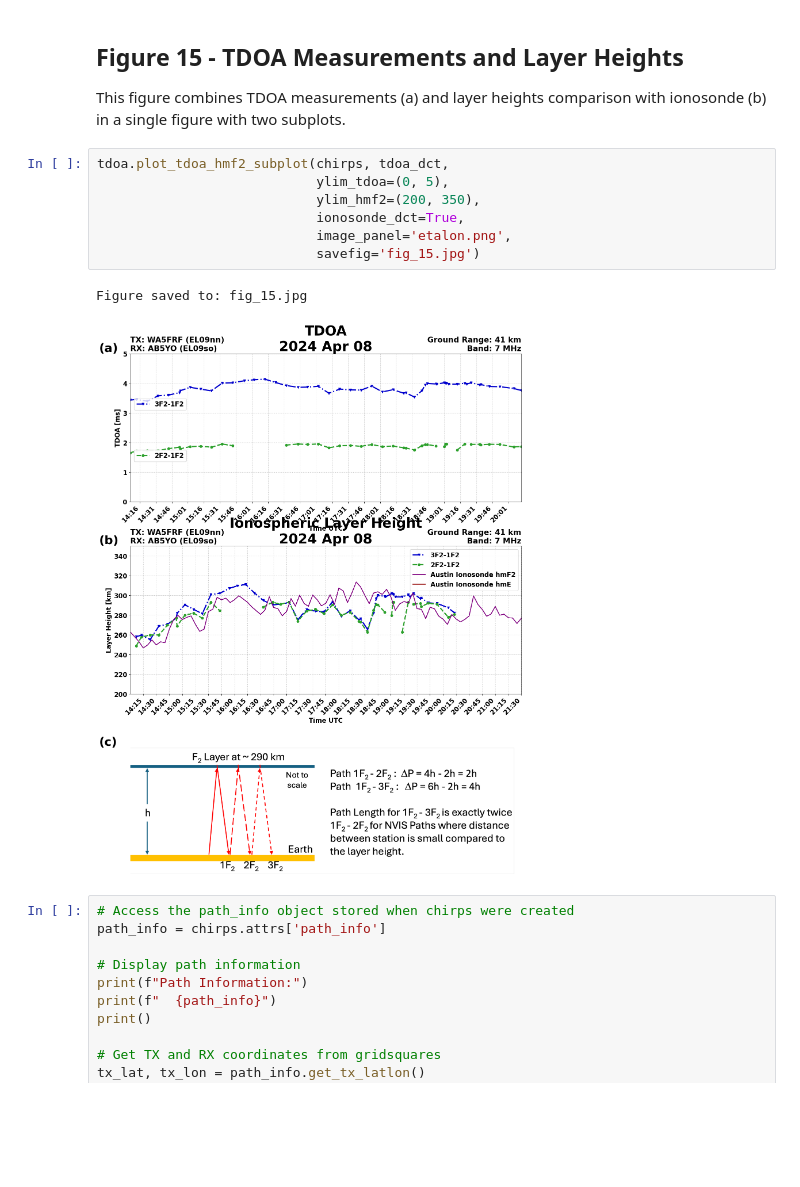
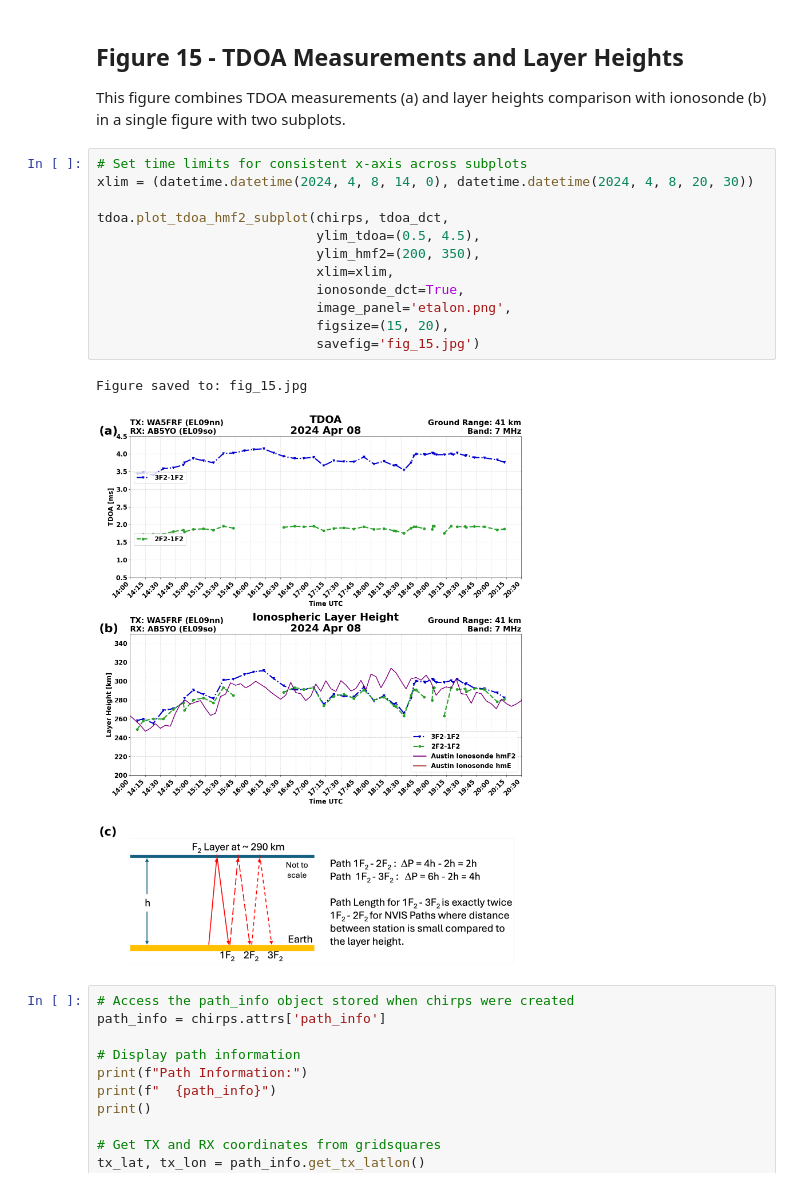
Before and after one commit to HamSCI/HF-TDOA-Frontiers-2025, a Jupyter notebook: fig_15/fig_15.ipynb, the cells around one changed output. Cells and saved outputs as stored; diff of their text form; blank space fills up the shorter version.

```diff
--- a/fig_15/fig_15.ipynb
+++ b/fig_15/fig_15.ipynb
@@ -98,15 +99,20 @@ Calculated TDOA Model Coefficients:
 
 This figure combines TDOA measurements (a) and layer heights comparison with ionosonde (b) in a single figure with two subplots.
 # %%
+# Set time limits for consistent x-axis across subplots
+xlim = (datetime.datetime(2024, 4, 8, 14, 0), datetime.datetime(2024, 4, 8, 20, 30))
+
 tdoa.plot_tdoa_hmf2_subplot(chirps, tdoa_dct,
-                            ylim_tdoa=(0, 5),
+                            ylim_tdoa=(0.5, 4.5),
                             ylim_hmf2=(200, 350),
+                            xlim=xlim,
                             ionosonde_dct=True,
                             image_panel='etalon.png',
+                            figsize=(15, 20),
                             savefig='fig_15.jpg')
 # %% [output]
 Figure saved to: fig_15.jpg
-[figure, old version]
+[figure, new version]
 # %%
 # Access the path_info object stored when chirps were created
 path_info = chirps.attrs['path_info']
```
Also changed, not shown: parts of 1 cell of this notebook, 3 other files.
